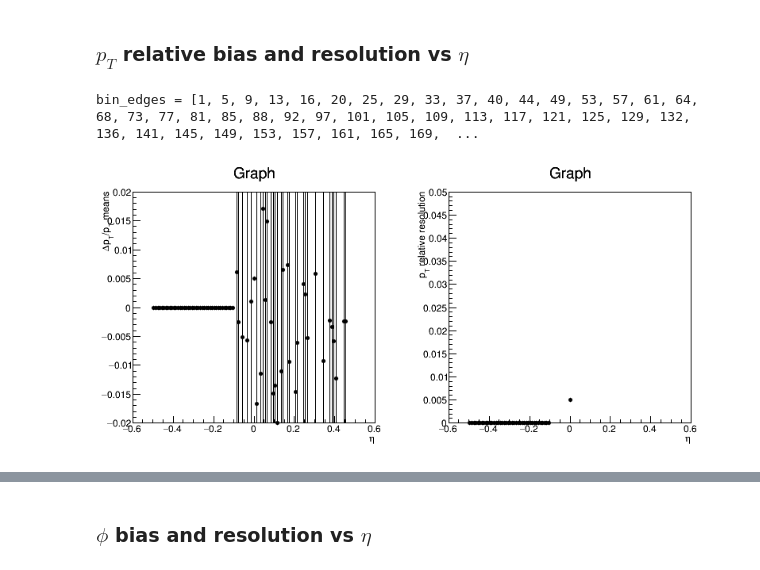
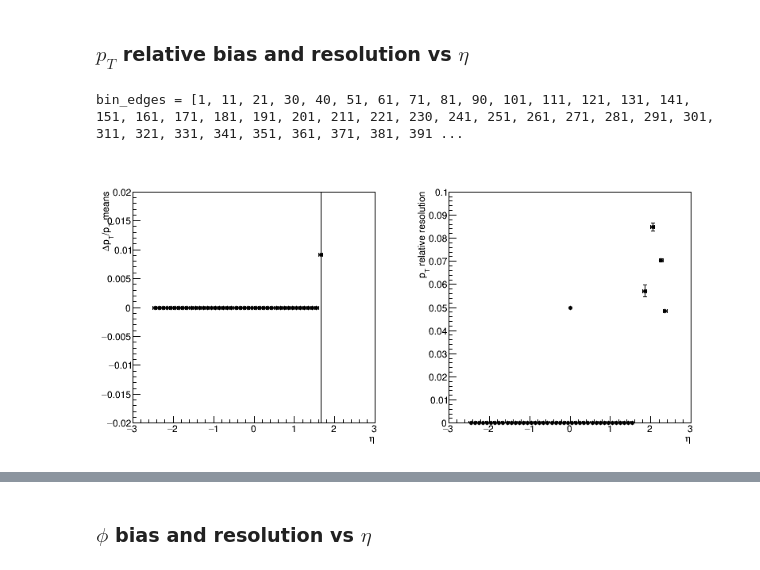
Before and after one commit to demattia/Notebooks, a Jupyter notebook: LinearizedTrackFitting/Untitled0.ipynb, the cells around one changed output, grey strips where cells are left out. Saved outputs shown, nothing was run; the diff lists cells and outputs as text; code cells hidden in the pictures.

```diff
--- a/LinearizedTrackFitting/Untitled0.ipynb
+++ b/LinearizedTrackFitting/Untitled0.ipynb
@@ -299,6 +325,7 @@ def fit_slices(input_file_name, h_name, bin_values, value_min, value_max, total_
     c3.Divide(2, 1)
     c3.cd(1)
     hMeans.Draw("APE")
+    hMeans.SetTitle("")
     hMeans.SetMarkerStyle(20)
     hMeans.SetMarkerSize(0.5)
     hMeans.GetYaxis().SetRangeUser(mean_y_min, mean_y_max)
@@ -307,6 +334,7 @@ def fit_slices(input_file_name, h_name, bin_values, value_min, value_max, total_
     hMeans.GetYaxis().SetTitle(y_title + " means")
     c3.cd(2)
     hSigmas.Draw("APE")
+    hSigmas.SetTitle("")
     hSigmas.SetMarkerStyle(20)
     hSigmas.SetMarkerSize(0.5)
     hSigmas.GetYaxis().SetRangeUser(sigma_y_min, sigma_y_max)
@@ -324,6 +352,7 @@ def draw_chi2ndof(input_file_name):
     print h
     c = TCanvas("c_chi2Ndof", "c_chi2Ndof", 600, 600)
     h.Draw()
+    h.SetTitle("")
     h.GetXaxis().SetTitle("\chi^2/ndof")
     h.GetXaxis().SetTitleOffset(1.2)
     h.GetYaxis().SetTitle("Entries")
@@ -526,13 +556,13 @@ o_z0[0]
 # %% [output]
 NameError: name 'o_z0' is not defined
 # %%
-eta_min = -0.5
-eta_max = 0.5
-total_bins_eta = 400
+eta_min = -2.5
+eta_max = 2.5
+total_bins_eta = 500
 min_x_z0 = -0.1
 max_x_z0 = 0.1
-# eta_bin_edge = [n/10. for n in range(int(eta_min*10), int(eta_max*10)+1)]
-eta_bin_edge = [n/100. for n in range(int(eta_min*100), int(eta_max*100)+1)]
+eta_bin_edge = [n/10. for n in range(int(eta_min*10), int(eta_max*10)+1)]
+# eta_bin_edge = [n/100. for n in range(int(eta_min*100), int(eta_max*100)+1)]
 # eta_bin_edge = [n/100. for n in range(1, int(eta_max*100)+1)]
 
 o_z0 = fit_slices(input_file_name, "deltaZ0VsEta", eta_bin_edge, eta_min, eta_max, total_bins_eta,
@@ -620,12 +650,11 @@ None
 # %% [markdown]
 ### $p_{T}$ relative bias and resolution vs $\eta$
 # %%
-# Note: the bins should be changed from 100 to 400 at some point.
-ophi = fit_slices(input_file_name, "deltaPtOverPtVsEta", eta_bin_edge, eta_min, eta_max, 400,
-#                  min_x, max_x, 0., 0.01,
-                  min_x, max_x, 0., 0.05,
+ophi = fit_slices(input_file_name, "deltaPtOverPtVsEta", eta_bin_edge, eta_min, eta_max, total_bins_eta,
+                  min_x, max_x, 0., 0.10,
+#                   min_x, max_x, 0., 0.05,
                   "#eta", "#Deltap_{T}/p_{T}", "p_{T} relative resolution")
 ophi[2]
 # %% [output]
-bin_edges = [1, 5, 9, 13, 16, 20, 25, 29, 33, 37, 40, 44, 49, 53, 57, 61, 64, 68, 73, 77, 81, 85, 88, 92, 97, 101, 105, 109, 113, 117, 121, 125, 129, 132, 136, 141, 145, 149, 153, 157, 161, 165, 169,  ...
+bin_edges = [1, 11, 21, 30, 40, 51, 61, 71, 81, 90, 101, 111, 121, 131, 141, 151, 161, 171, 181, 191, 201, 211, 221, 230, 241, 251, 261, 271, 281, 291, 301, 311, 321, 331, 341, 351, 361, 371, 381, 391 ...
-[figure, old version]
+[figure, new version]
```
Also changed, not shown: parts of 30 cells of this notebook, 9 other files.
